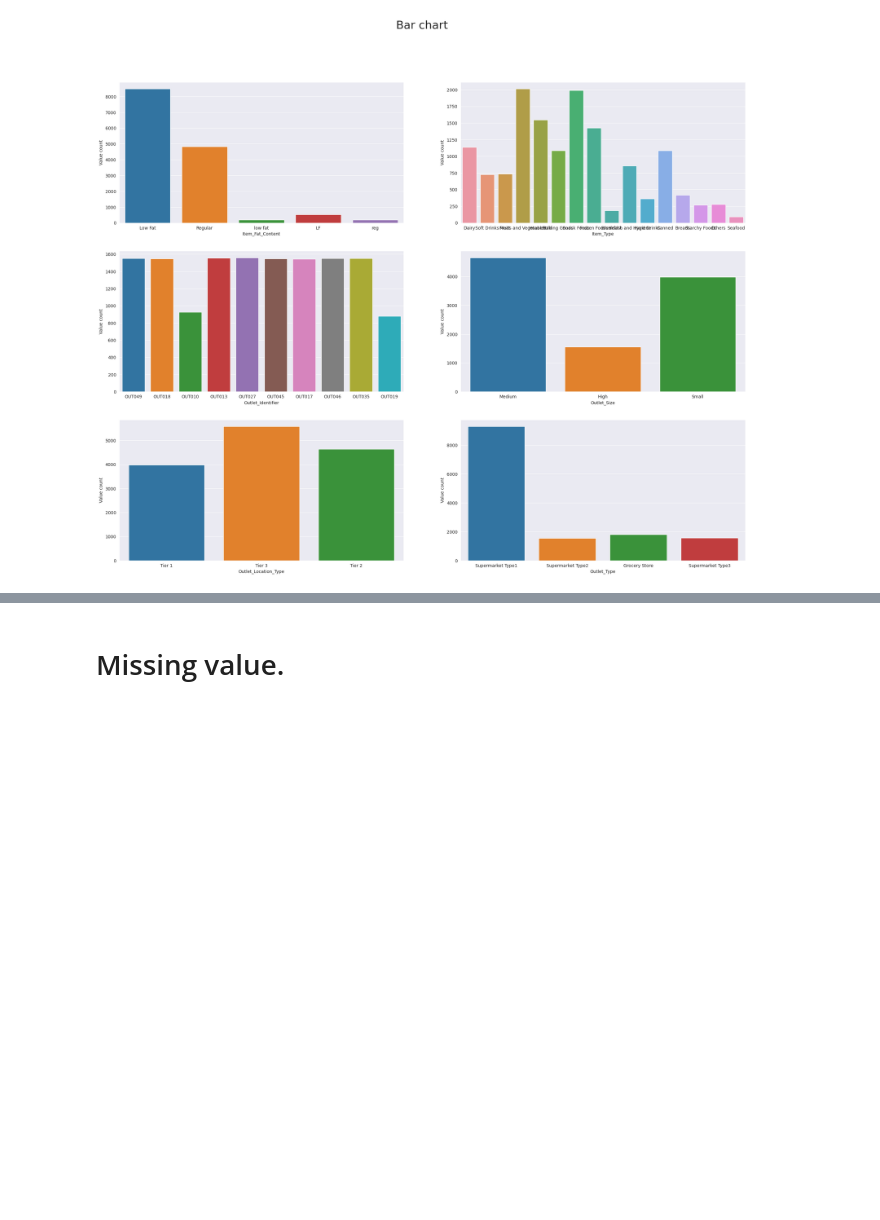
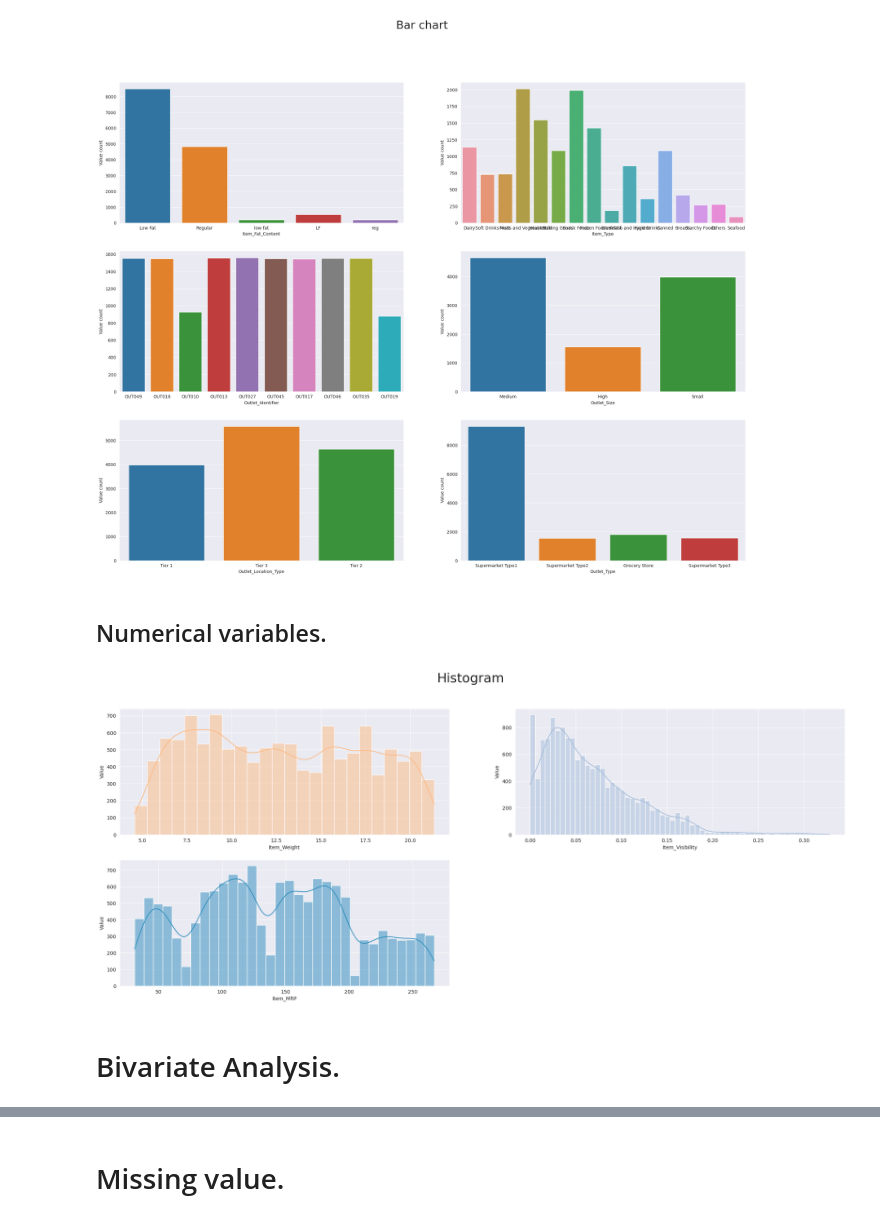
Before and after one commit to Suman-Adhikary/Big-Mart-Sale-Prediction, a Jupyter notebook: Bigmart_Sale_Prediction.ipynb, the cells around one changed output, grey strips where cells are left out. Drawn from its saved outputs; the diff is of its cells as text; code cells hidden in the pictures; blank space fills up the shorter version.

```diff
--- a/Bigmart_Sale_Prediction.ipynb
+++ b/Bigmart_Sale_Prediction.ipynb
@@ -96,0 +100,11 @@ memory usage: 1.2+ MB
+# %%
+col = [col for col in X.columns]
+Uni = [X[col].nunique() for col in X.columns]
+Missing = [X[col].isna().sum() for col in X.columns]
+Data_type = [X[col].dtypes for col in X.columns]
+myTable = PrettyTable()
+myTable.add_column('Column', col)
+myTable.add_column('Unique value', Uni)
+myTable.add_column('Missing Value', Missing)
+myTable.add_column('Data Type', Data_type)
+print(myTable)
@@ -139,3 +172,30 @@ fig.suptitle("Bar chart", fontsize=26)
 plt.show()
 # %% [output]
 [figure]
+# %% [markdown]
+## Numerical variables.
+# %%
+col = [col for col in X.columns if X[col].dtypes == 'float64' or X[col].dtypes == 'int64']
+Color = ['#fdbb84', '#a6bddb', '#2b8cbe']
+col = col[0:3]
+fig, axs = plt.subplots(2, 2, figsize=(26, 10), squeeze=False)
+
+Axis = []
+for j in range(2):
+    for k in range(2):
+        Axis.append(axs[j, k])
+
+for i in range(len(col)):
+    sns.histplot(X[col[i]], kde=True, ax=Axis[i], color = Color[i])
+    Axis[i].set_ylabel('Value')
+
+for ax in axs.flat:
+        if not bool(ax.has_data()):
+            fig.delaxes(ax)
+
+fig.suptitle("Histogram", fontsize=26)
+plt.show()
+# %% [output]
+[figure, added]
+# %% [markdown]
+# Bivariate Analysis.
```
Also changed, not shown: parts of 19 cells of this notebook.
